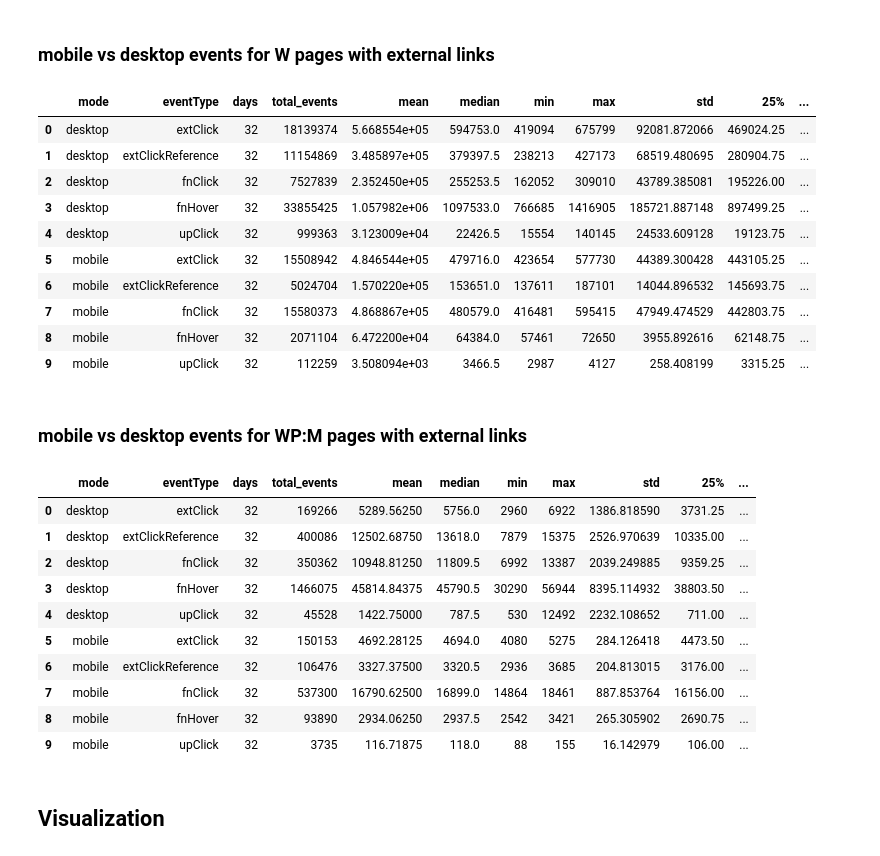
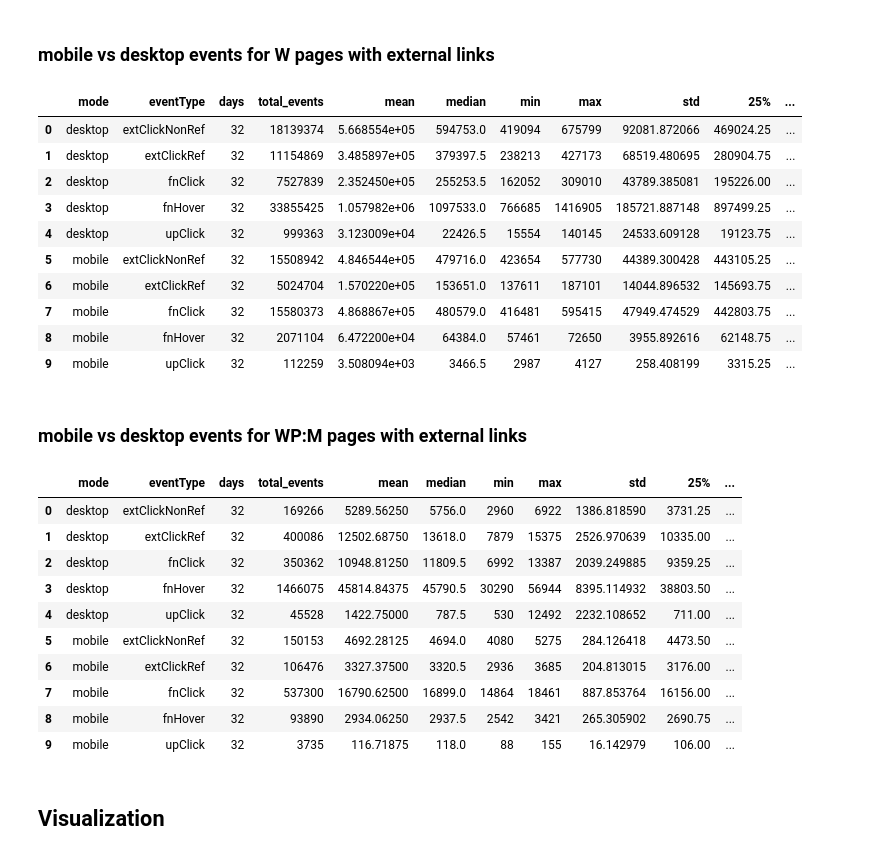
Before and after one commit to elifesciences-publications/wiki-citation-usage, a Jupyter notebook: notebooks/events--overview.ipynb, the cells around one changed output. Drawn from its saved outputs; the diff is of its cells as text; code cells hidden in the pictures.

Commit message:
add more descriptive labels: extClickRef and extClickNonRef

```diff
--- a/notebooks/events--overview.ipynb
+++ b/notebooks/events--overview.ipynb
@@ -211,38 +214,39 @@ w_events.pivot(index='date', columns='eventType', values='count')
 # %%
 # mobile vs desktop events for W pages with external links
 w_mode_events_query = """
 SELECT to_date(event_time) AS date,
         mode,
         CASE
-            WHEN action='extClick' AND footnote_number IS NOT NULL THEN "extClickReference"
+            WHEN action='extClick' AND footnote_number IS NOT NULL THEN "extClickRef"
+            WHEN action='extClick' AND footnote_number IS NULL THEN "extClickNonRef"
             ELSE action
         END eventType,
         COUNT(*) count
 FROM citationusage
 WHERE wiki = 'enwiki'
 AND page_id IN (SELECT page_id FROM ryanmax.population_w_pages_with_extlinks)
 {}
 AND to_date(event_time) >= '{}'
 AND to_date(event_time) <= '{}'
 AND useragent_is_bot = FALSE
 GROUP BY date, mode, eventType
 ORDER BY date, mode, eventType
 """
 
 events = spark.sql(w_mode_events_query.format(event_exclusion_sql,start_date_string, end_date_string))
 events_rdd = events.rdd
 events_df = sqlContext.createDataFrame(events_rdd)
 w_events_pandas = events_df.toPandas()
 get_stats(w_events_pandas,['mode','eventType'])
 # %% [output]
 |  | mode | eventType | days | total_events | mean | median | min | max | std | 25% | ... |
-| 0 | desktop | extClick | 32 | 18139374 | 5.668554e+05 | 594753.0 | 419094 | 675799 | 92081.872066 | 469024.25 | ... |
-| 1 | desktop | extClickReference | 32 | 11154869 | 3.485897e+05 | 379397.5 | 238213 | 427173 | 68519.480695 | 280904.75 | ... |
+| 0 | desktop | extClickNonRef | 32 | 18139374 | 5.668554e+05 | 594753.0 | 419094 | 675799 | 92081.872066 | 469024.25 | ... |
+| 1 | desktop | extClickRef | 32 | 11154869 | 3.485897e+05 | 379397.5 | 238213 | 427173 | 68519.480695 | 280904.75 | ... |
 | 2 | desktop | fnClick | 32 | 7527839 | 2.352450e+05 | 255253.5 | 162052 | 309010 | 43789.385081 | 195226.00 | ... |
 | 3 | desktop | fnHover | 32 | 33855425 | 1.057982e+06 | 1097533.0 | 766685 | 1416905 | 185721.887148 | 897499.25 | ... |
 | 4 | desktop | upClick | 32 | 999363 | 3.123009e+04 | 22426.5 | 15554 | 140145 | 24533.609128 | 19123.75 | ... |
-| 5 | mobile | extClick | 32 | 15508942 | 4.846544e+05 | 479716.0 | 423654 | 577730 | 44389.300428 | 443105.25 | ... |
-| 6 | mobile | extClickReference | 32 | 5024704 | 1.570220e+05 | 153651.0 | 137611 | 187101 | 14044.896532 | 145693.75 | ... |
+| 5 | mobile | extClickNonRef | 32 | 15508942 | 4.846544e+05 | 479716.0 | 423654 | 577730 | 44389.300428 | 443105.25 | ... |
+| 6 | mobile | extClickRef | 32 | 5024704 | 1.570220e+05 | 153651.0 | 137611 | 187101 | 14044.896532 | 145693.75 | ... |
 | 7 | mobile | fnClick | 32 | 15580373 | 4.868867e+05 | 480579.0 | 416481 | 595415 | 47949.474529 | 442803.75 | ... |
 | 8 | mobile | fnHover | 32 | 2071104 | 6.472200e+04 | 64384.0 | 57461 | 72650 | 3955.892616 | 62148.75 | ... |
 | 9 | mobile | upClick | 32 | 112259 | 3.508094e+03 | 3466.5 | 2987 | 4127 | 258.408199 | 3315.25 | ... |
@@ -254,7 +258,8 @@ wpm_mode_events_query = """
 SELECT to_date(event_time) AS date,
         mode,
         CASE
-            WHEN action='extClick' AND footnote_number IS NOT NULL THEN "extClickReference"
+            WHEN action='extClick' AND footnote_number IS NOT NULL THEN "extClickRef"
+            WHEN action='extClick' AND footnote_number IS NULL THEN "extClickNonRef"
             ELSE action
         END eventType,
         COUNT(*) count
@@ -276,13 +281,13 @@ wpm_events_pandas = events_df.toPandas()
 get_stats(wpm_events_pandas,['mode','eventType'])
 # %% [output]
 |  | mode | eventType | days | total_events | mean | median | min | max | std | 25% | ... |
-| 0 | desktop | extClick | 32 | 169266 | 5289.56250 | 5756.0 | 2960 | 6922 | 1386.818590 | 3731.25 | ... |
-| 1 | desktop | extClickReference | 32 | 400086 | 12502.68750 | 13618.0 | 7879 | 15375 | 2526.970639 | 10335.00 | ... |
+| 0 | desktop | extClickNonRef | 32 | 169266 | 5289.56250 | 5756.0 | 2960 | 6922 | 1386.818590 | 3731.25 | ... |
+| 1 | desktop | extClickRef | 32 | 400086 | 12502.68750 | 13618.0 | 7879 | 15375 | 2526.970639 | 10335.00 | ... |
 | 2 | desktop | fnClick | 32 | 350362 | 10948.81250 | 11809.5 | 6992 | 13387 | 2039.249885 | 9359.25 | ... |
 | 3 | desktop | fnHover | 32 | 1466075 | 45814.84375 | 45790.5 | 30290 | 56944 | 8395.114932 | 38803.50 | ... |
 | 4 | desktop | upClick | 32 | 45528 | 1422.75000 | 787.5 | 530 | 12492 | 2232.108652 | 711.00 | ... |
-| 5 | mobile | extClick | 32 | 150153 | 4692.28125 | 4694.0 | 4080 | 5275 | 284.126418 | 4473.50 | ... |
-| 6 | mobile | extClickReference | 32 | 106476 | 3327.37500 | 3320.5 | 2936 | 3685 | 204.813015 | 3176.00 | ... |
+| 5 | mobile | extClickNonRef | 32 | 150153 | 4692.28125 | 4694.0 | 4080 | 5275 | 284.126418 | 4473.50 | ... |
+| 6 | mobile | extClickRef | 32 | 106476 | 3327.37500 | 3320.5 | 2936 | 3685 | 204.813015 | 3176.00 | ... |
 | 7 | mobile | fnClick | 32 | 537300 | 16790.62500 | 16899.0 | 14864 | 18461 | 887.853764 | 16156.00 | ... |
 | 8 | mobile | fnHover | 32 | 93890 | 2934.06250 | 2937.5 | 2542 | 3421 | 265.305902 | 2690.75 | ... |
 | 9 | mobile | upClick | 32 | 3735 | 116.71875 | 118.0 | 88 | 155 | 16.142979 | 106.00 | ... |
```
Also changed, not shown: parts of 11 cells of this notebook, 1 other file.
